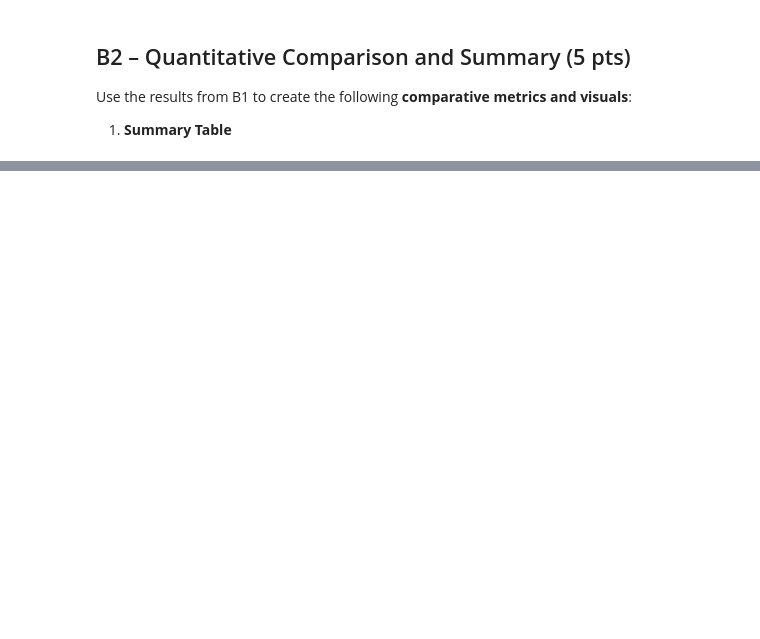
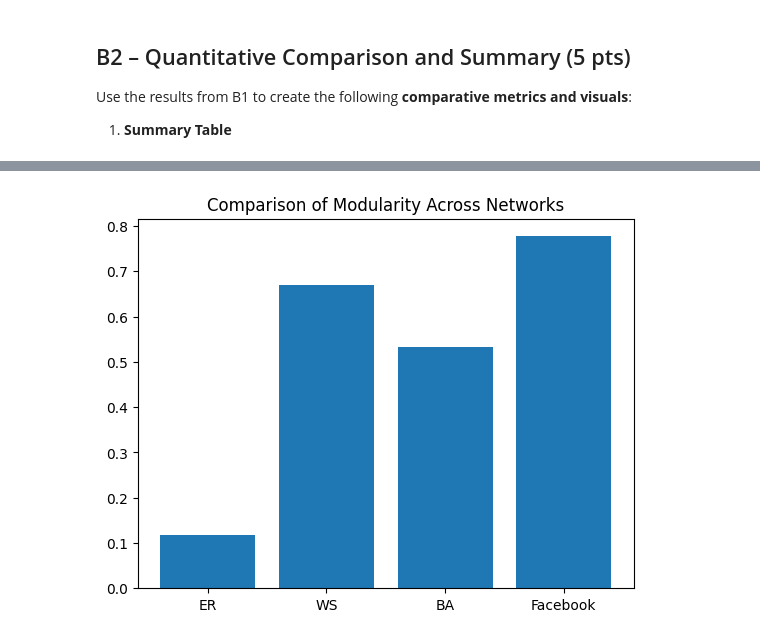
Before and after one commit to samlyme/Assignments-F2025, a Jupyter notebook: CS4230/hw04/hw04.ipynb, the cells around one changed output, grey strips where cells are left out. Cells and saved outputs as stored; diff of their text form; code cells hidden in the pictures; blank space fills up the shorter version.

```diff
--- a/CS4230/hw04/hw04.ipynb
+++ b/CS4230/hw04/hw04.ipynb
@@ -252,0 +262,8 @@ Facebook                310.692             0.605547
+# %%
+plt.title("Comparison of Modularity Across Networks")
+x = list(modularities.keys())
+y = list(modularities.values())
+plt.bar(x, y)
+plt.show()
+# %% [output]
+[figure, added]
```
Also changed, not shown: parts of 13 cells of this notebook, 1 other file.
